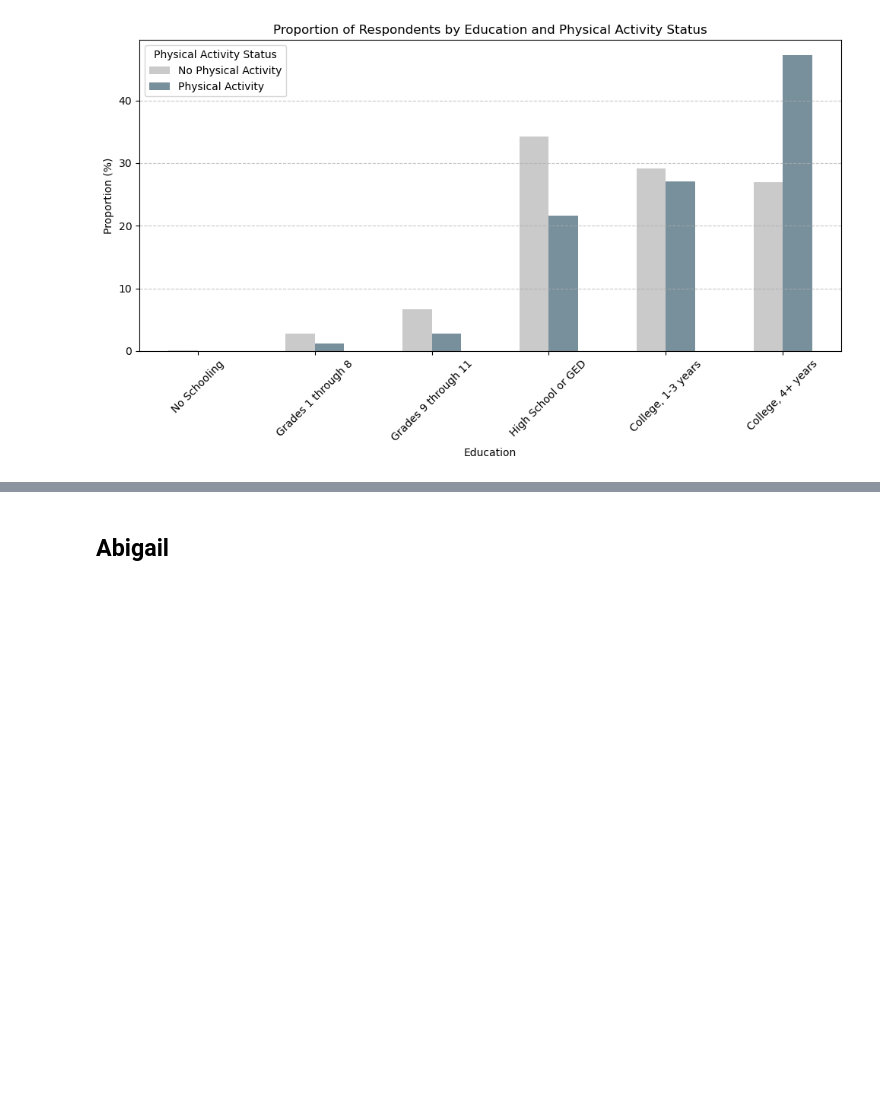
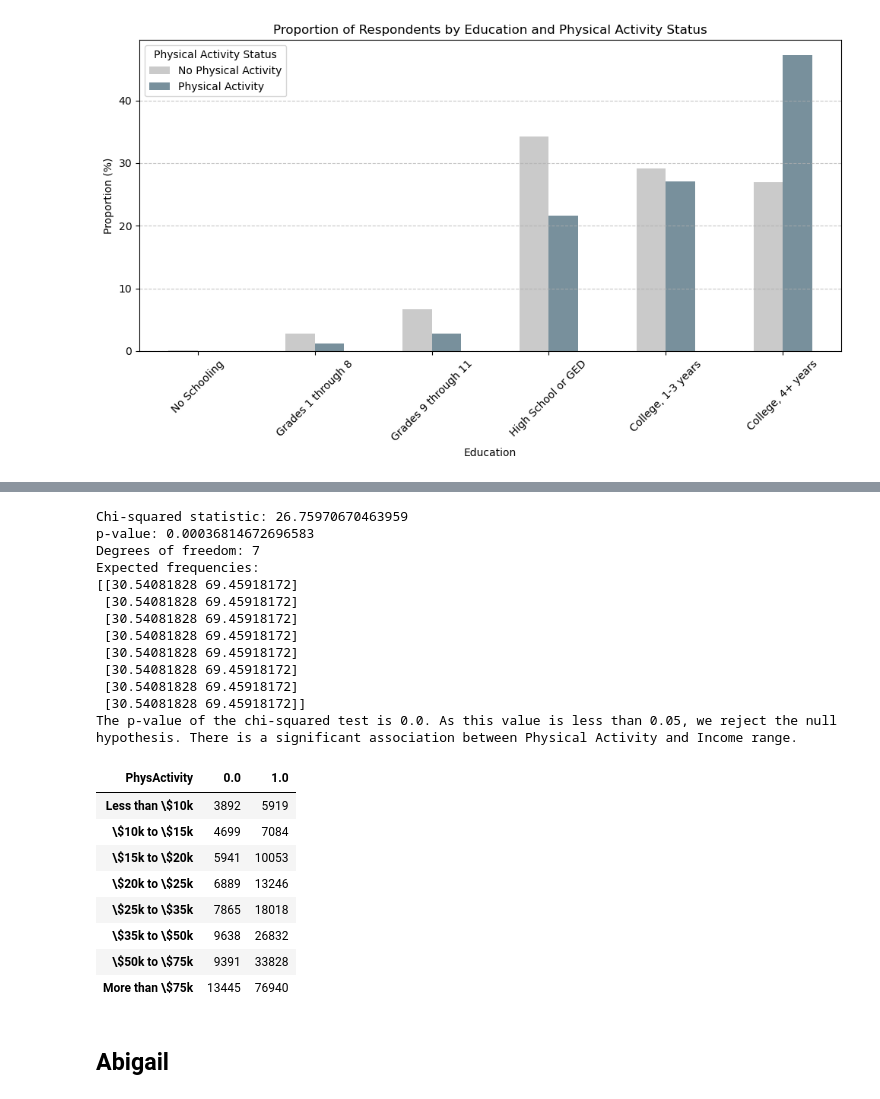
Before and after one commit to williamlevine/project-one, a Jupyter notebook: main_notebook.ipynb, the cells around one changed output, grey strips where cells are left out. Cells and saved outputs as stored; diff of their text form; code cells hidden in the pictures; blank space fills up the shorter version.

```diff
--- a/main_notebook.ipynb
+++ b/main_notebook.ipynb
@@ -640,3 +709,44 @@ The p-value of the chi-squared test is 0.0031. As this value is less than 0.05,
+# %%
+#Chi_square test Income with corrected proportion percentage
+# Run the Chi-squared test
+chi2, p, dof, expected = stats.chi2_contingency(income_pivot_df_PhysActivity02)
+
+# Output the results
+print(f"Chi-squared statistic: {chi2}")
+print(f"p-value: {p}")
+print(f"Degrees of freedom: {dof}")
+print("Expected frequencies:")
+print(expected)
+
+if p_value < 0.05:
+    print(f"The p-value of the chi-squared test is {round(p_value,4)}. As this value is less than 0.05, we reject the null hypothesis. There is a significant association between Physical Activity and Income range.")
+else:
+    print(f"The p-value of the chi-squared test is {round(p_value,4)}. As this value is greater than 0.05, we fail to reject the null hypothesis. There is no significant association between Physical Activity and Income range.")
+
+contingency_table06
+# %% [output]
+Chi-squared statistic: 26.75970670463959
+p-value: 0.00036814672696583
+Degrees of freedom: 7
+Expected frequencies:
+[[30.54081828 69.45918172]
+ [30.54081828 69.45918172]
+ [30.54081828 69.45918172]
+ [30.54081828 69.45918172]
+ [30.54081828 69.45918172]
+ [30.54081828 69.45918172]
+ [30.54081828 69.45918172]
+ [30.54081828 69.45918172]]
+The p-value of the chi-squared test is 0.0. As this value is less than 0.05, we reject the null hypothesis. There is a significant association between Physical Activity and Income range.
+| PhysActivity | 0.0 | 1.0 |
+| Less than \$10k | 3892 | 5919 |
+| \$10k to \$15k | 4699 | 7084 |
+| \$15k to \$20k | 5941 | 10053 |
+| \$20k to \$25k | 6889 | 13246 |
+| \$25k to \$35k | 7865 | 18018 |
+| \$35k to \$50k | 9638 | 26832 |
+| \$50k to \$75k | 9391 | 33828 |
+| More than \$75k | 13445 | 76940 |
 # %% [markdown]
 ## Abigail
 # %% [markdown]
```
Also changed, not shown: parts of 9 cells of this notebook.
